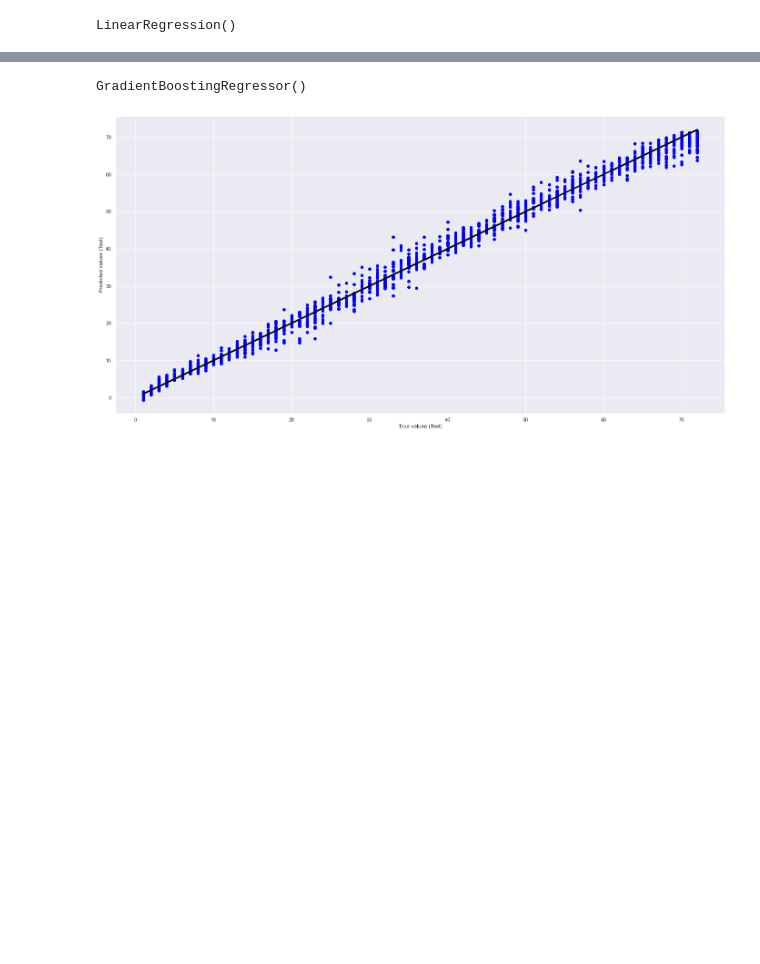
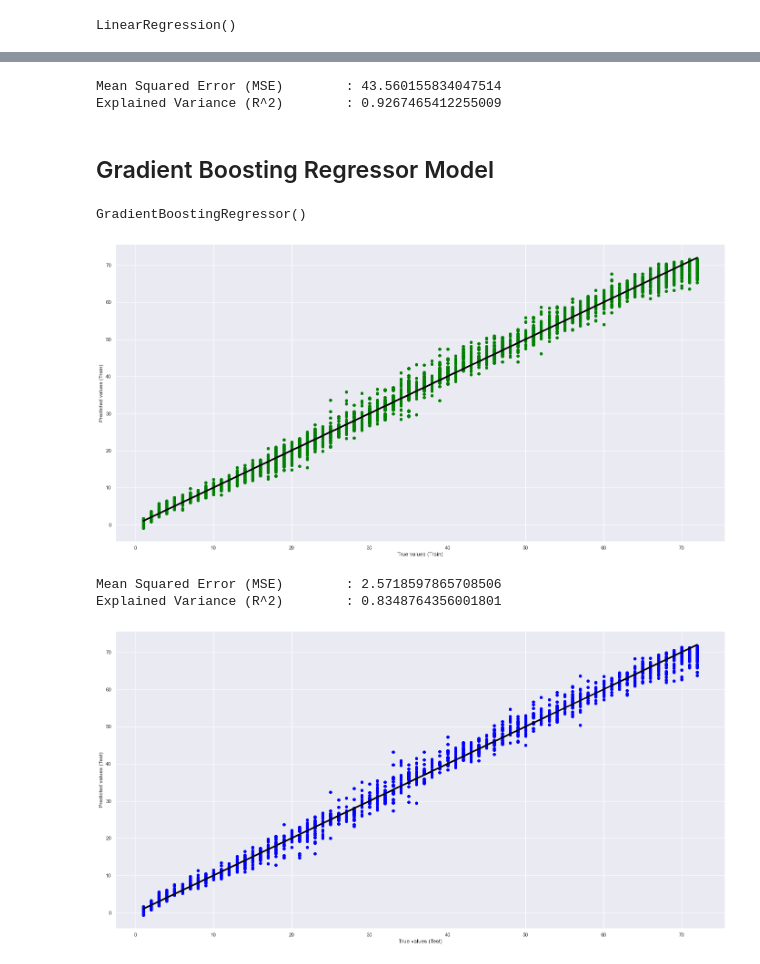
Before and after one commit to MachoPanko/telco-customer_analysis, a Jupyter notebook: SC1015 Lab SC1 Group 1 Main.ipynb, the cells around one changed output, grey strips where cells are left out. Cells and saved outputs as stored; diff of their text form; code cells hidden in the pictures; blank space fills up the shorter version.

```diff
--- a/SC1015 Lab SC1 Group 1 Main.ipynb
+++ b/SC1015 Lab SC1 Group 1 Main.ipynb
@@ -242,3 +346,11 @@ Explained Variance (R^2)        : 0.9267465412255009
+# %%
+print("Mean Squared Error (MSE) \t:", mean_squared_error(y_test,y_pred_t2))
+print("Explained Variance (R^2) \t:", tree.score(X_test,y_test))
+# %% [output]
+Mean Squared Error (MSE)        : 43.560155834047514
+Explained Variance (R^2)        : 0.9267465412255009
+# %% [markdown]
+## Gradient Boosting Regressor Model
 # %%
 # Create a Gradient Boosting Regressor object
 GBreg = GradientBoostingRegressor()
@@ -251,4 +363,20 @@ GradientBoostingRegressor()
 # Predict the Tenure values from Predictors
 y_train_predGB = GBreg.predict(X_train)
 y_test_predGB = GBreg.predict(X_test)
+# %%
+# Plot the Predictions vs the True values(Train)
+f, axes = plt.subplots(1, 1, figsize=(24, 12))
+axes.scatter(y_train, y_train_predGB, color = "green")
+axes.plot(y_train, y_train, 'black', linewidth = 3)
+axes.set_xlabel("True values (Train)")
+axes.set_ylabel("Predicted values (Train)")
+plt.show()
+# %% [output]
+[figure, added]
+# %%
+print("Mean Squared Error (MSE) \t:", mean_squared_error(y_train, y_train_predGB))
+print("Explained Variance (R^2) \t:", linreg.score(X_train, y_train))
+# %% [output]
+Mean Squared Error (MSE)        : 2.5718597865708506
+Explained Variance (R^2)        : 0.8348764356001801
 # %%
```
Also changed, not shown: parts of 70 cells of this notebook.
